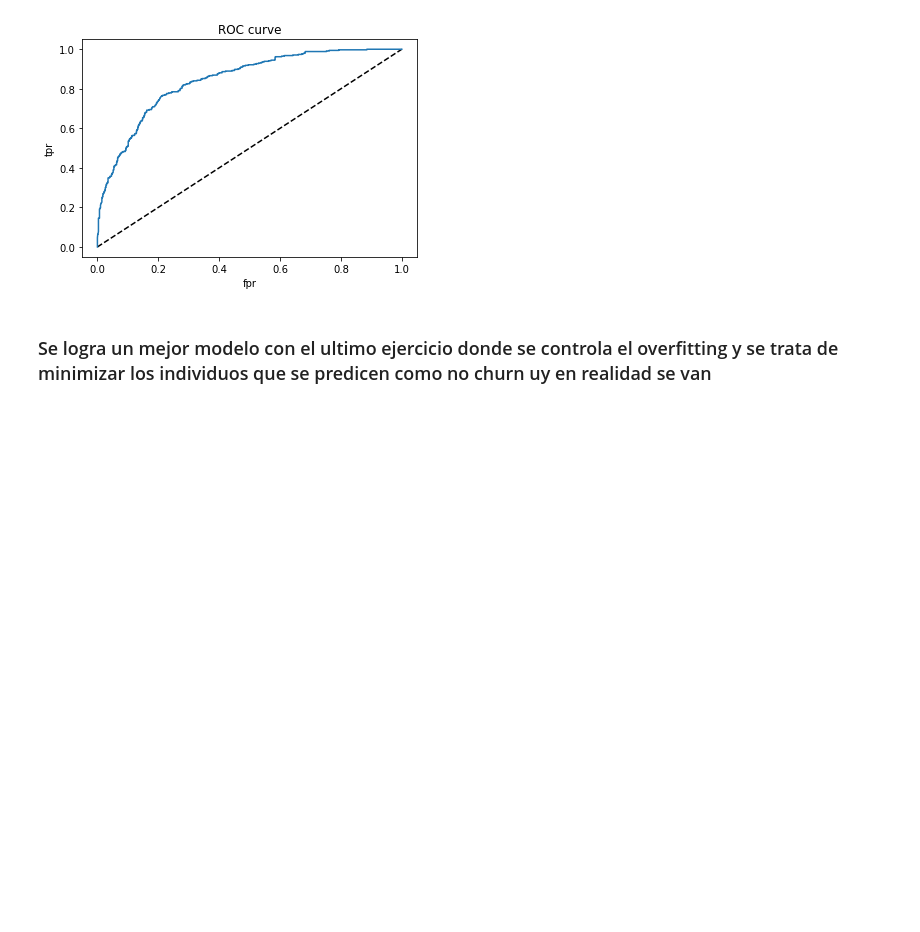
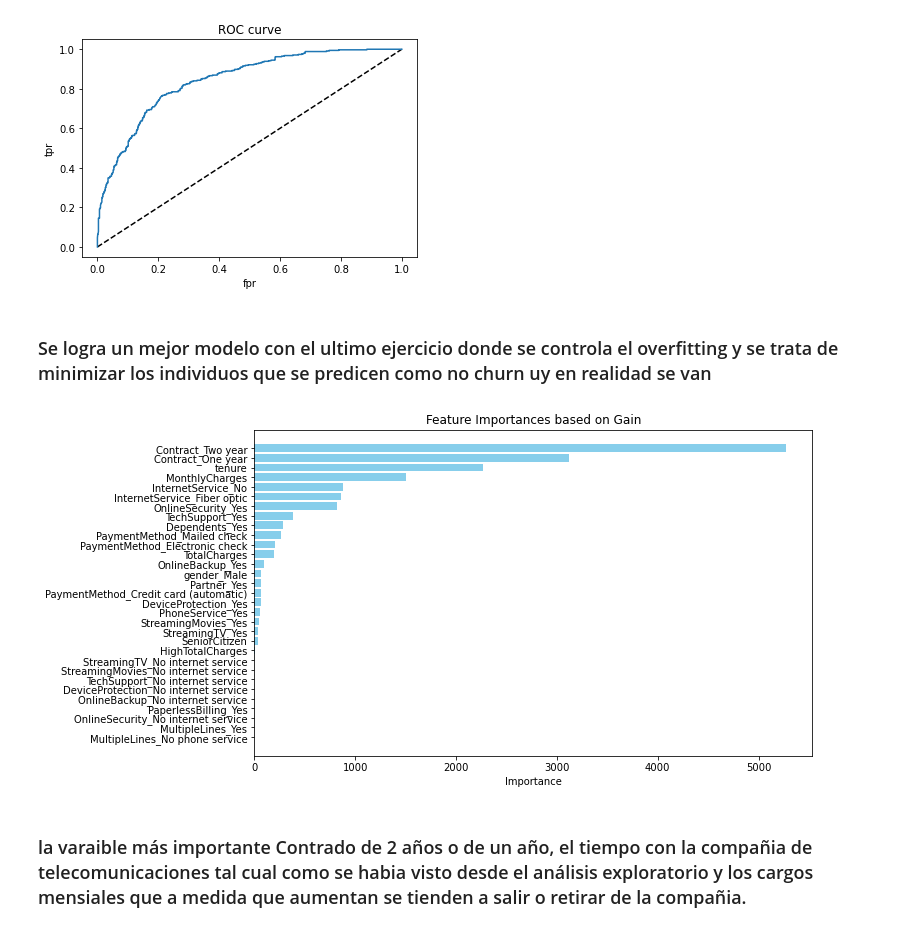
Before and after one commit to Stivencc25/esp_analitica_ciencia_de_datos, a Jupyter notebook: ML-1/class_ml_3.ipynb, the cells around one changed output. Saved outputs shown, nothing was run; the diff lists cells and outputs as text; code cells hidden in the pictures; blank space fills up the shorter version.

```diff
--- a/ML-1/class_ml_3.ipynb
+++ b/ML-1/class_ml_3.ipynb
@@ -547,3 +547,22 @@ models = {
 
 for name, model in models.items():
     joblib.dump(model, f'objetos/{name.replace(" ", "_")}_model.joblib')
+# %%
+importances = lgb_model4.feature_importances_
+gain_importances = lgb_model4.booster_.feature_importance(importance_type='gain')
+feature_names = X_train.columns
+df_feature_importances = pd.DataFrame({
+    'Feature': feature_names,
+    'Importance': gain_importances
+}).sort_values(by='Importance', ascending=False)
+# %%
+plt.figure(figsize=(10, 6))
+plt.barh(df_feature_importances['Feature'], df_feature_importances['Importance'], color='skyblue')
+plt.xlabel('Importance')
+plt.title('Feature Importances based on Gain')
+plt.gca().invert_yaxis()  # Invert the y-axis to show the most important feature at the top
+plt.show()
+# %% [output]
+[figure, added]
+# %% [markdown]
+### la varaible más importante Contrado de 2 años o de un año, el tiempo con la compañia de telecomunicaciones tal cual como se habia visto desde el análisis exploratorio y los cargos mensiales que a medida que aumentan se tienden a salir o retirar de la compañia.
```
Also changed, not shown: parts of 1 cell of this notebook.
